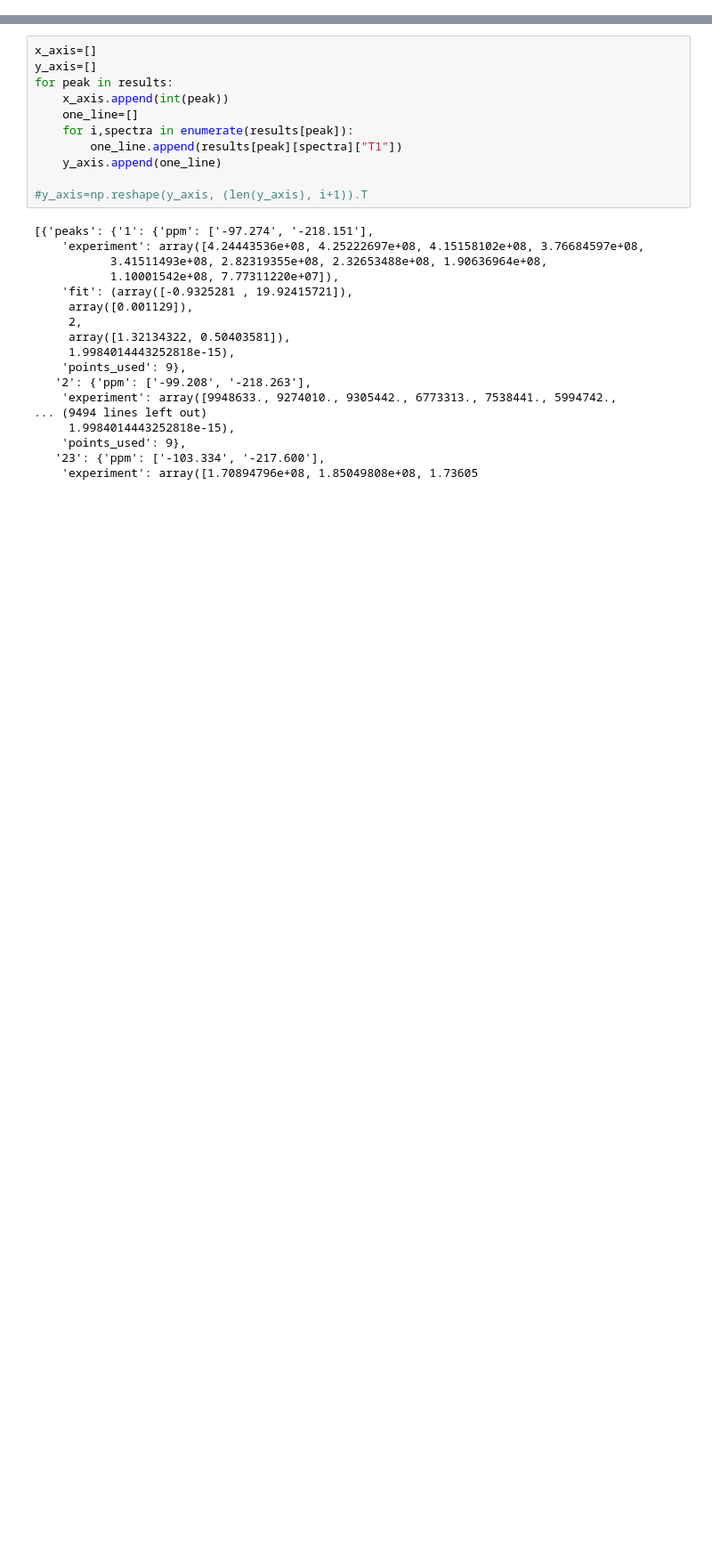
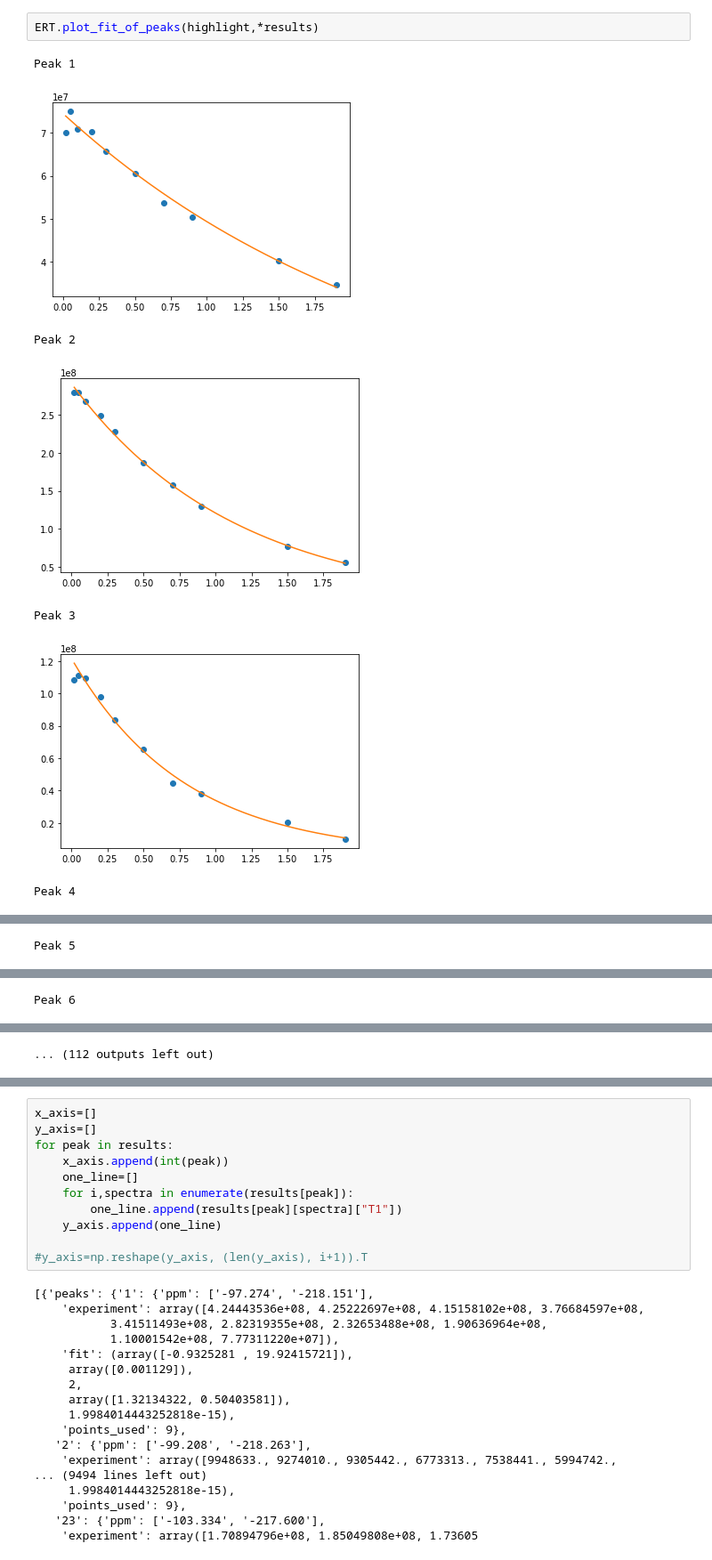
Before and after one commit to nencini/COR15A_Tobi, a Jupyter notebook: Analysis/T1_T2_hetNOE.ipynb, the cells around one changed output, grey strips where cells are left out. Shown at 89% size. Drawn from its saved outputs; the diff is of its cells as text; blank space fills up the shorter version.

```diff
--- a/Analysis/T1_T2_hetNOE.ipynb
+++ b/Analysis/T1_T2_hetNOE.ipynb
@@ -90,0 +124,10 @@ def plot_data(comparison,coeffs,outputs):
+# %%
+ERT.plot_fit_of_peaks(highlight,*results)
+# %% [output]
+Peak 1
+[figure, added]
+Peak 2
+[figure, added]
+Peak 3
+[figure, added]
+Peak 4
@@ -90,0 +135 @@ def plot_data(comparison,coeffs,outputs):
+Peak 5
@@ -90,0 +137 @@ def plot_data(comparison,coeffs,outputs):
+Peak 6
@@ -90,0 +139 @@ def plot_data(comparison,coeffs,outputs):
+... (112 outputs left out)
```
Also changed, not shown: parts of 62 cells of this notebook, 22 other files.
